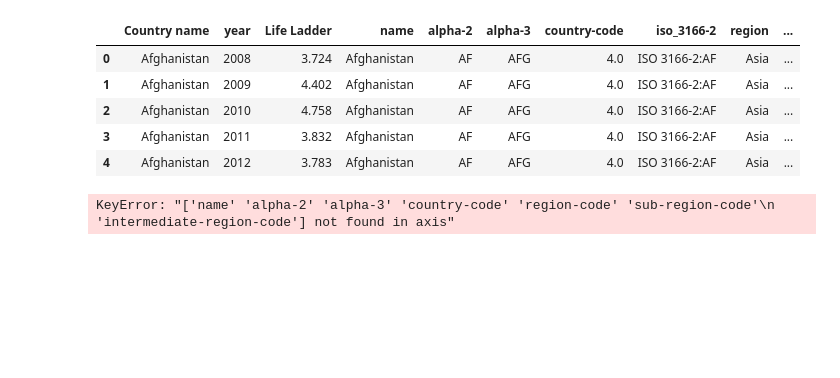
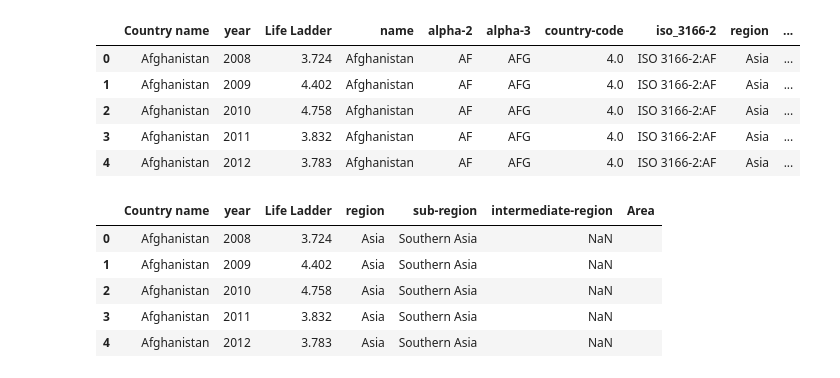
Before and after one commit to adamholcomb/Python-Media-Happiness-Analysis, a Jupyter notebook: HappinessIndex-KF.ipynb, the cells around one changed output. Drawn from its saved outputs; the diff is of its cells as text; code cells hidden in the pictures; blank space fills up the shorter version.

Commit message:
Adding Column 'Area' to Report

```diff
--- a/HappinessIndex-KF.ipynb
+++ b/HappinessIndex-KF.ipynb
@@ -319,8 +319,14 @@ world_happiness_report_t.head()
 | 3 | Afghanistan | 2011 | 3.832 | Afghanistan | AF | AFG | 4.0 | ISO 3166-2:AF | Asia | ... |
 | 4 | Afghanistan | 2012 | 3.783 | Afghanistan | AF | AFG | 4.0 | ISO 3166-2:AF | Asia | ... |
 # %%
-world_happiness_report_t.drop(['name', 'alpha-2', 'alpha-3', 'country-code', 'region-code', 'sub-region-code', 'intermediate-region-code'], axis = 1, inplace = True)
+world_happiness_report_t.drop(['name', 'alpha-2', 'alpha-3', 'country-code', 'region-code', 'sub-region-code', 'intermediate-region-code', 'iso_3166-2' ], axis = 1, inplace = True)
-# %% [output]
-KeyError: "['name' 'alpha-2' 'alpha-3' 'country-code' 'region-code' 'sub-region-code'\n 'intermediate-region-code'] not found in axis"
 # %%
+world_happiness_report_t['Area']= ''
 world_happiness_report_t.head()
+# %% [output]
+|  | Country name | year | Life Ladder | region | sub-region | intermediate-region | Area |
+| 0 | Afghanistan | 2008 | 3.724 | Asia | Southern Asia | NaN |  |
+| 1 | Afghanistan | 2009 | 4.402 | Asia | Southern Asia | NaN |  |
+| 2 | Afghanistan | 2010 | 4.758 | Asia | Southern Asia | NaN |  |
+| 3 | Afghanistan | 2011 | 3.832 | Asia | Southern Asia | NaN |  |
+| 4 | Afghanistan | 2012 | 3.783 | Asia | Southern Asia | NaN |  |
```
Also changed, not shown: parts of 1 cell of this notebook.
